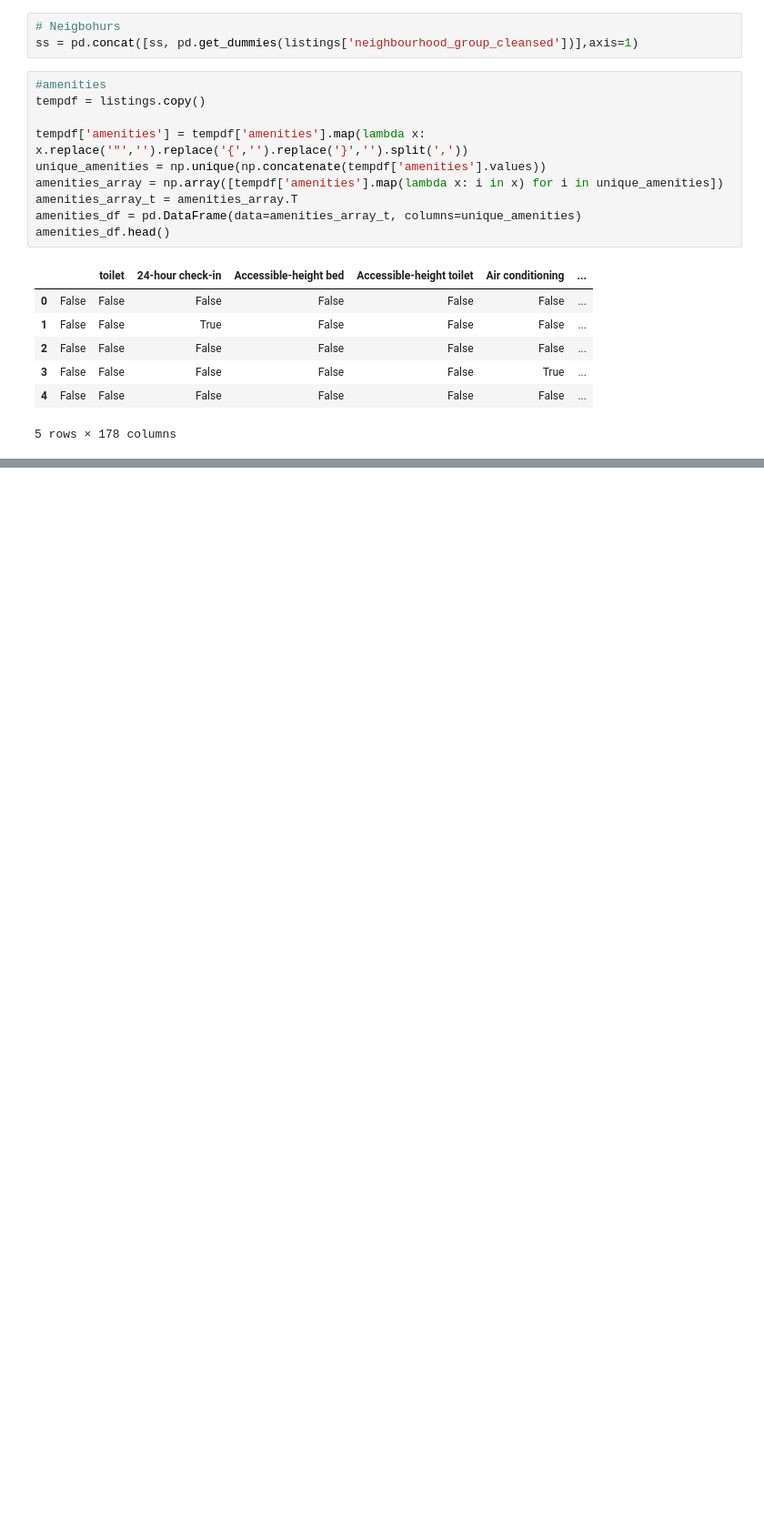
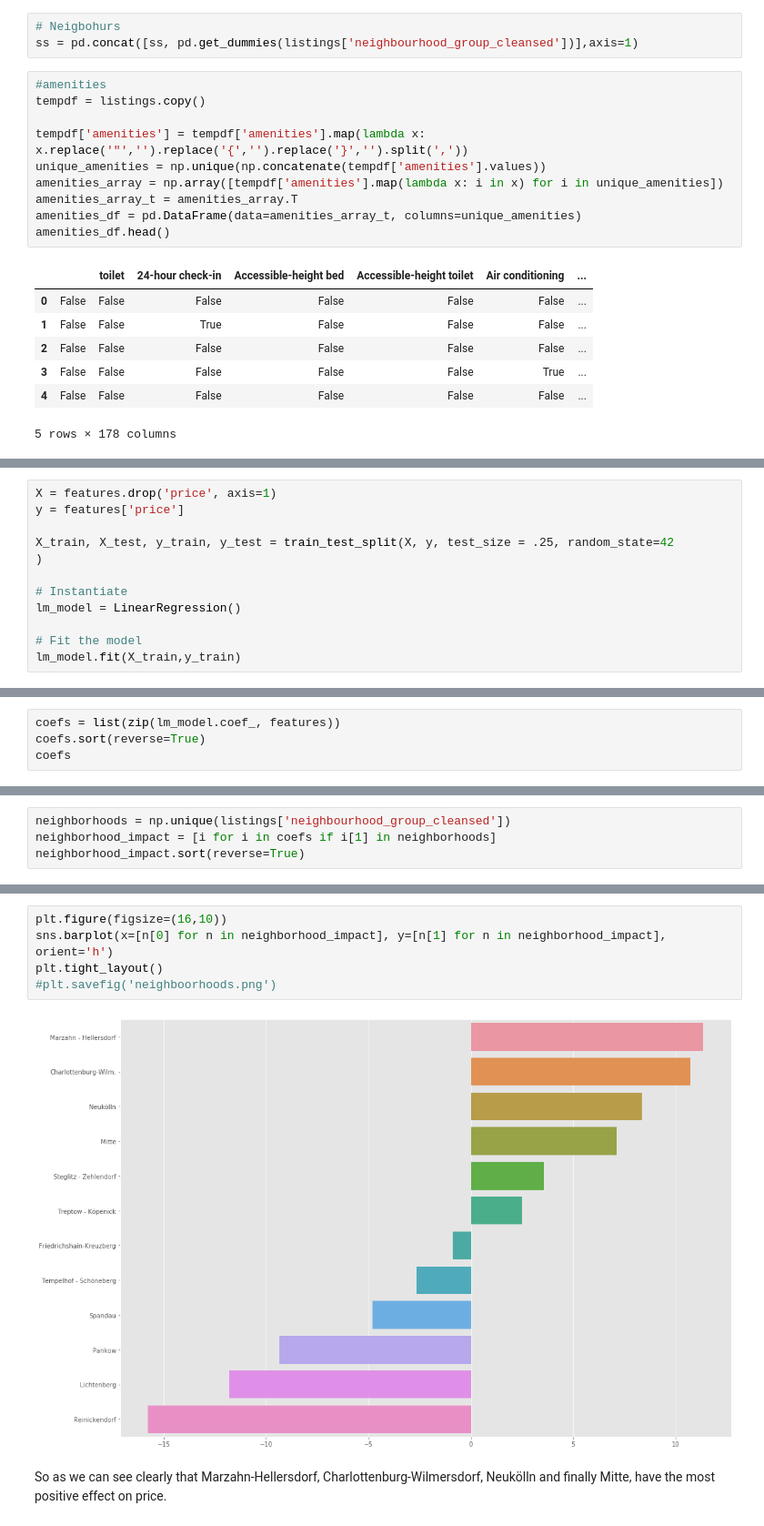
Before and after one commit to ibeketov/EnterpriseDataScientist, a Jupyter notebook: test.ipynb, the cells around one changed output, grey strips where cells are left out. Shown at 91% size. Saved outputs shown, nothing was run; the diff lists cells and outputs as text; blank space fills up the shorter version.

```diff
--- a/test.ipynb
+++ b/test.ipynb
@@ -253,0 +303,12 @@ features.head()
+# %%
+X = features.drop('price', axis=1)
+y = features['price']
+
+X_train, X_test, y_train, y_test = train_test_split(X, y, test_size = .25, random_state=42
+)
+
+# Instantiate
+lm_model = LinearRegression()
+
+# Fit the model
+lm_model.fit(X_train,y_train)
@@ -253,0 +326,4 @@ features.head()
+# %%
+coefs = list(zip(lm_model.coef_, features))
+coefs.sort(reverse=True)
+coefs
@@ -253,0 +348,4 @@ features.head()
+# %%
+neighborhoods = np.unique(listings['neighbourhood_group_cleansed'])
+neighborhood_impact = [i for i in coefs if i[1] in neighborhoods]
+neighborhood_impact.sort(reverse=True)
@@ -253,0 +368,9 @@ features.head()
+# %%
+plt.figure(figsize=(16,10))
+sns.barplot(x=[n[0] for n in neighborhood_impact], y=[n[1] for n in neighborhood_impact], orient='h')
+plt.tight_layout()
+#plt.savefig('neighboorhoods.png')
+# %% [output]
+[figure, added]
+# %% [markdown]
+So as we can see clearly that Marzahn-Hellersdorf, Charlottenburg-Wilmersdorf, Neukölln and finally Mitte, have the most positive effect on price.
```
Also changed, not shown: parts of 29 cells of this notebook, 2 other files.
